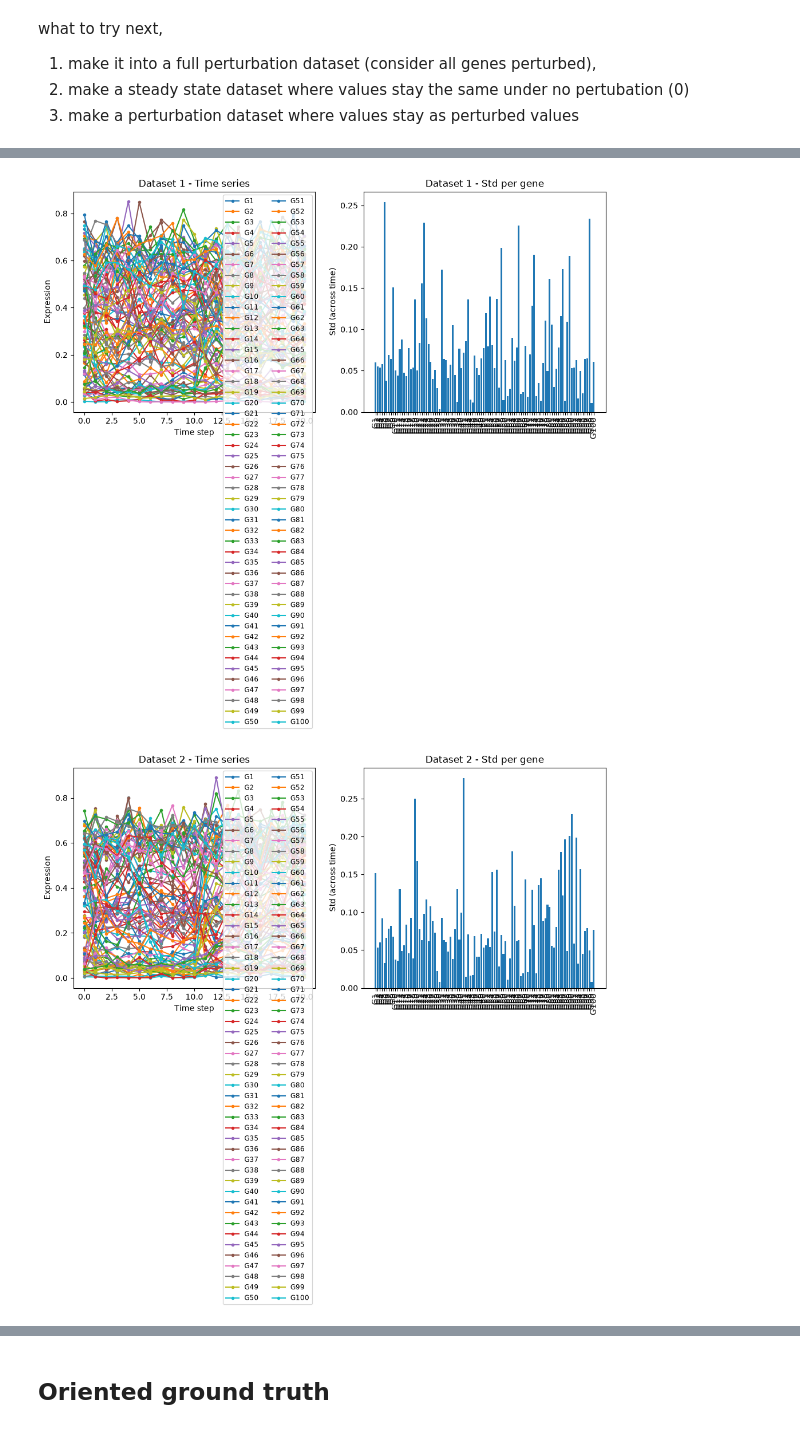
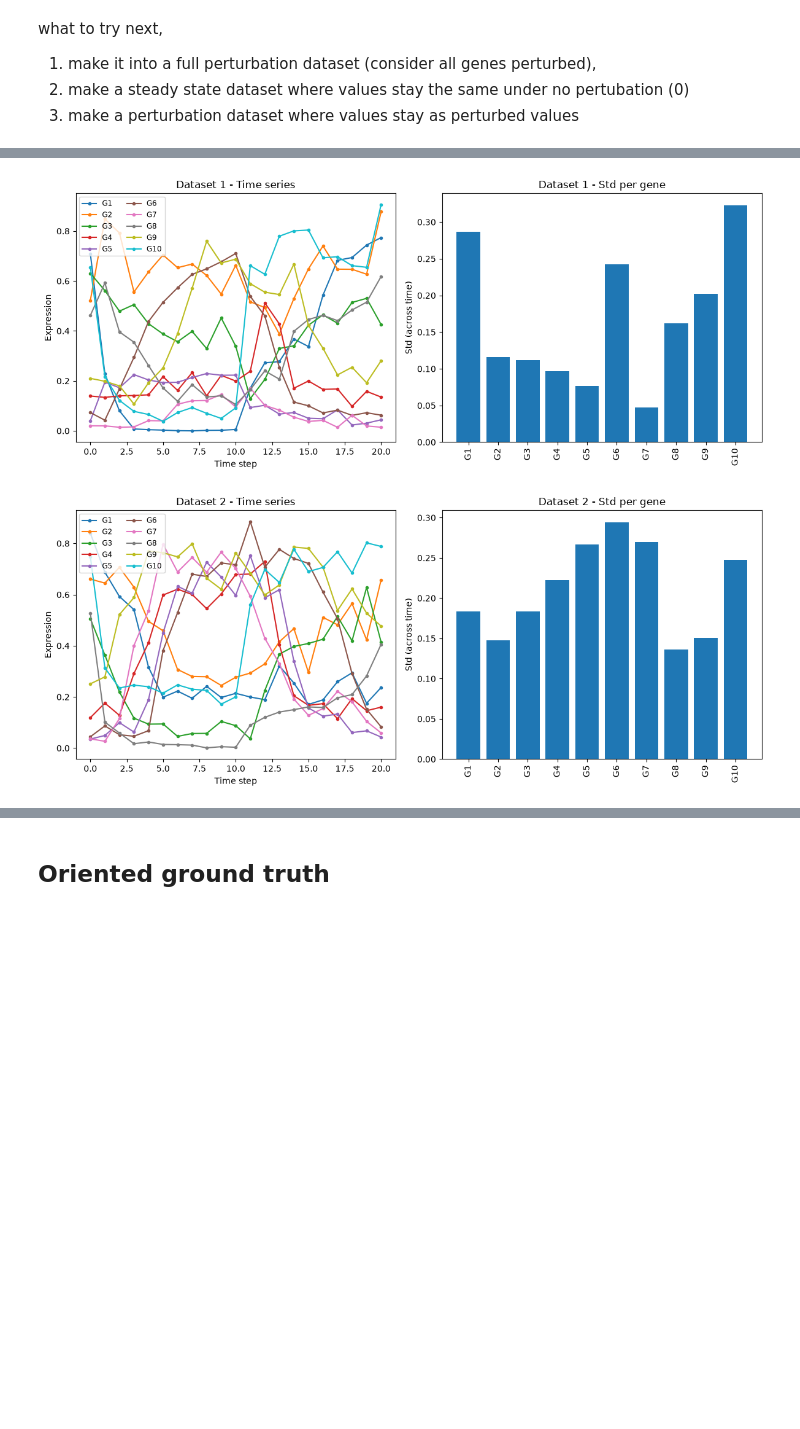
Before and after one commit to daryabiparva9/BINGO_Python, a Jupyter notebook: src/data_processing_dream.ipynb, the cells around one changed output, grey strips where cells are left out. Cells and saved outputs as stored; diff of their text form; code cells hidden in the pictures; blank space fills up the shorter version.

```diff
--- a/src/data_processing_dream.ipynb
+++ b/src/data_processing_dream.ipynb
@@ -9,8 +9,8 @@ what to try next,
 2) make a steady state dataset where values stay the same under no pertubation (0)
 3) make a perturbation dataset where values stay as perturbed values
 # %%
-file_path = 'data/Size 100/DREAM4 training data/insilico_size100_5/'
-file_name = 'insilico_size100_5_timeseries'
+file_path = 'data/Size 10/DREAM4 training data/insilico_size10_5/'
+file_name = 'insilico_size10_5_timeseries'
 num_file = 1
 data_list = []
 for i in range(num_file):
@@ -47,33 +47,33 @@ for i in range(5):
 import matplotlib.pyplot as plt
 import numpy as np
 
 time_length = 21
 dataset_num = 5
 
 gene_stds = []  # will hold one (10,) array per dataset
 
 for i in range(dataset_num):
     std_i = data_sets[i].std(axis=1)  # std across time, per gene -> shape (10,)
     gene_stds.append(std_i)
 
     fig, (ax1, ax2) = plt.subplots(1, 2, figsize=(12, 5))
 
     # time series
     ax1.plot(data_sets[i].T, marker='o', markersize=3)
     ax1.set_xlabel("Time step")
     ax1.set_ylabel("Expression")
     ax1.set_title(f"Dataset {i+1} - Time series")
-    ax1.legend(genes, loc='best', fontsize='small', ncol=2)
+    ax1.legend(genes,loc="upper left", fontsize='small', ncol=2)
 
     # std per gene
     ax2.bar(genes, std_i)
     ax2.set_ylabel("Std (across time)")
     ax2.set_title(f"Dataset {i+1} - Std per gene")
     ax2.tick_params(axis='x', rotation=90)
 
     fig.tight_layout()
 
 plt.show()
 # %% [output]
-[figure, old version]
+[figure, new version]
-[figure, old version]
+[figure, new version]
```
Also changed, not shown: parts of 6 cells of this notebook.
